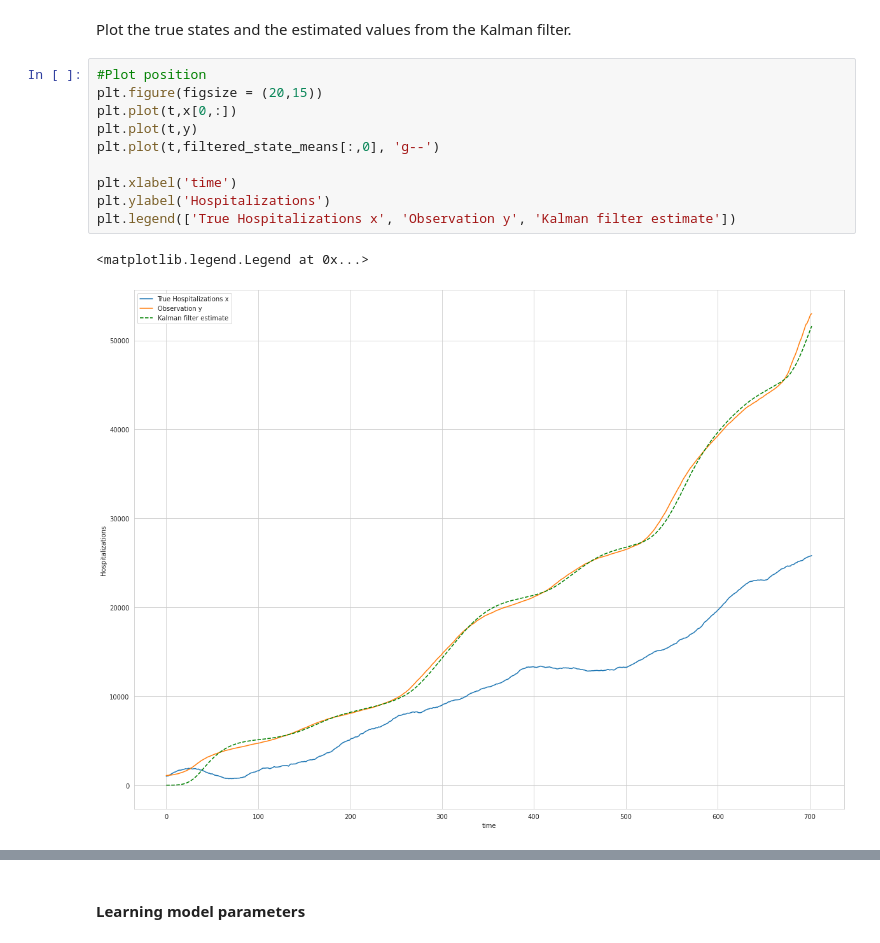
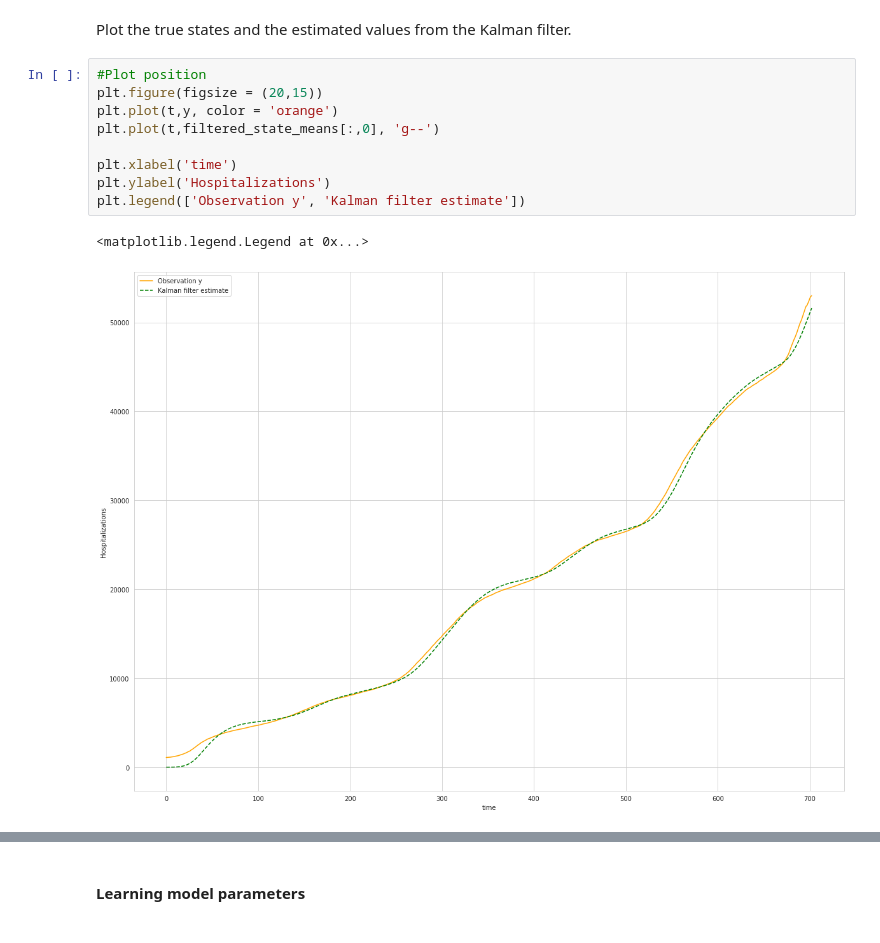
Before and after one commit to poojabhatia17dec/Covid19-hospitalisation-prediction--Kalman-Flter, a Jupyter notebook: Kalman_Filter_Project.ipynb, the cells around one changed output, grey strips where cells are left out. Saved outputs shown, nothing was run; the diff lists cells and outputs as text.

```diff
--- a/Kalman_Filter_Project.ipynb
+++ b/Kalman_Filter_Project.ipynb
@@ -440,13 +323,12 @@ Plot the true states and the estimated values from the Kalman filter.
 # %%
 #Plot position
 plt.figure(figsize = (20,15))
-plt.plot(t,x[0,:])
-plt.plot(t,y)
+plt.plot(t,y, color = 'orange')
 plt.plot(t,filtered_state_means[:,0], 'g--')
 
 plt.xlabel('time')
 plt.ylabel('Hospitalizations')
-plt.legend(['True Hospitalizations x', 'Observation y', 'Kalman filter estimate'])
+plt.legend(['Observation y', 'Kalman filter estimate'])
 # %% [output]
 <matplotlib.legend.Legend at 0x...>
-[figure, old version]
+[figure, new version]
```
Also changed, not shown: parts of 103 cells of this notebook.
